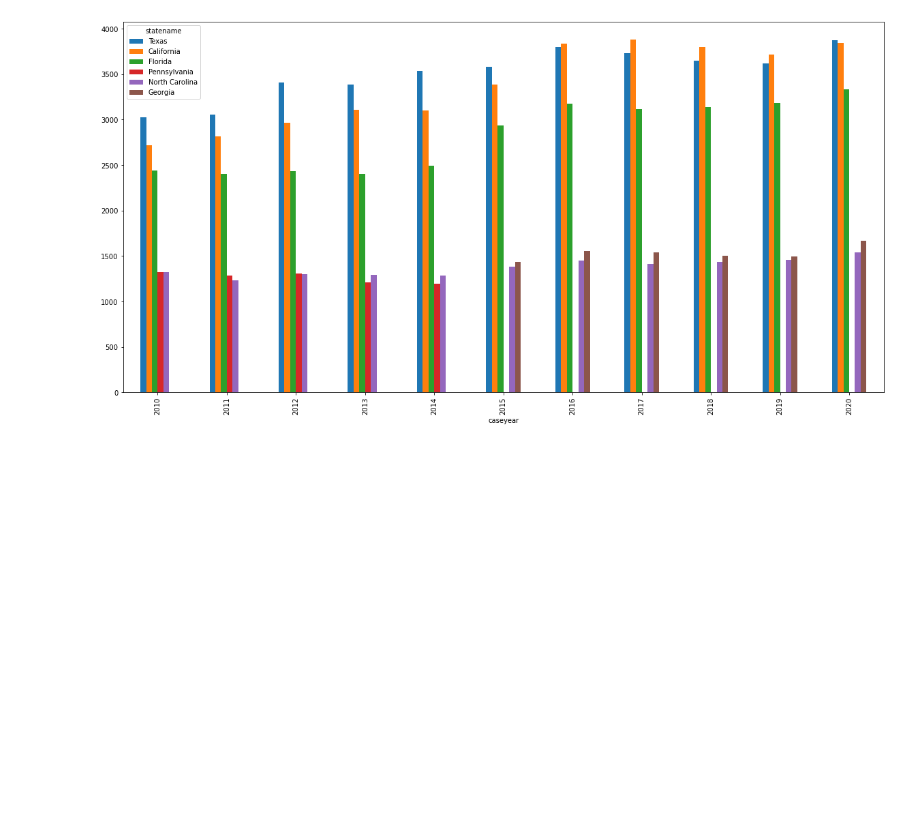
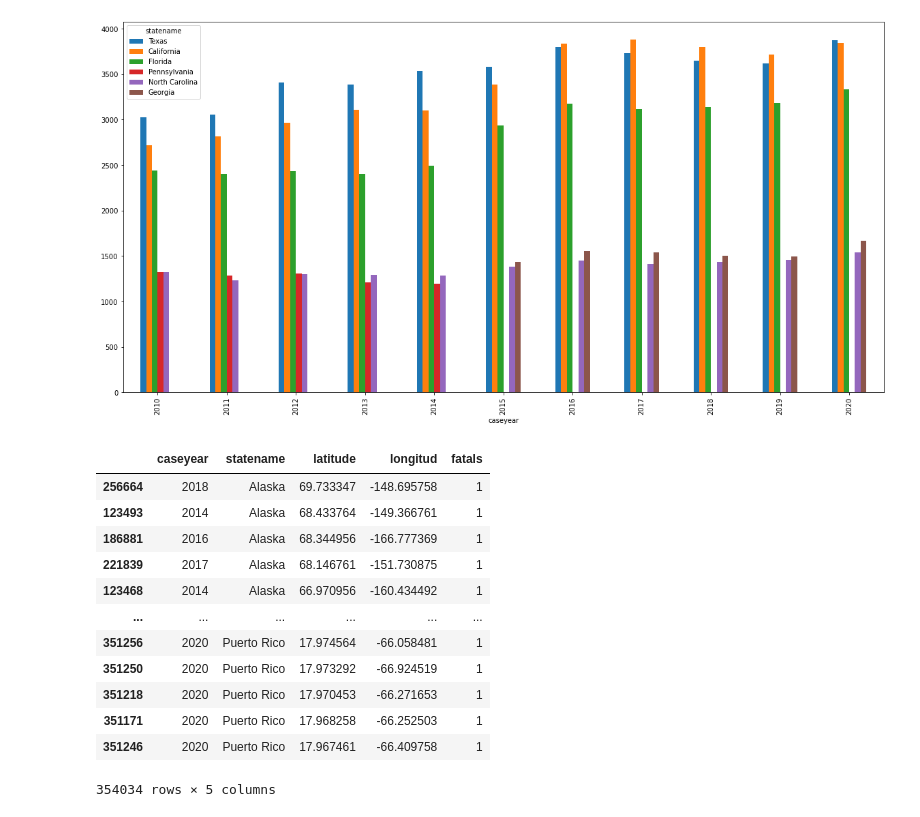
Before and after one commit to MZt92-ui/Project-1-Group-3, a Jupyter notebook: car_crash/data_analyse.ipynb, the cells around one changed output. Saved outputs shown, nothing was run; the diff lists cells and outputs as text; code cells hidden in the pictures; blank space fills up the shorter version.

```diff
--- a/car_crash/data_analyse.ipynb
+++ b/car_crash/data_analyse.ipynb
@@ -139,3 +140,22 @@ summary_crash_top_state.plot(kind='bar', ax=p)
 # %% [output]
 <AxesSubplot:xlabel='caseyear'>
 [figure]
+# %%
+#create death location dataframe
+death_location = fatality[['caseyear','statename','latitude','longitud','fatals']]
+death_location = death_location.loc[(death_location.latitude>=-90)&(death_location.latitude<=90)&(death_location.longitud>=-180)&(death_location.longitud<=180),:]
+death_location.sort_values('latitude',ascending=False)
+# %% [output]
+|  | caseyear | statename | latitude | longitud | fatals |
+| 256664 | 2018 | Alaska | 69.733347 | -148.695758 | 1 |
+| 123493 | 2014 | Alaska | 68.433764 | -149.366761 | 1 |
+| 186881 | 2016 | Alaska | 68.344956 | -166.777369 | 1 |
+| 221839 | 2017 | Alaska | 68.146761 | -151.730875 | 1 |
+| 123468 | 2014 | Alaska | 66.970956 | -160.434492 | 1 |
+| ... | ... | ... | ... | ... | ... |
+| 351256 | 2020 | Puerto Rico | 17.974564 | -66.058481 | 1 |
+| 351250 | 2020 | Puerto Rico | 17.973292 | -66.924519 | 1 |
+| 351218 | 2020 | Puerto Rico | 17.970453 | -66.271653 | 1 |
+| 351171 | 2020 | Puerto Rico | 17.968258 | -66.252503 | 1 |
+| 351246 | 2020 | Puerto Rico | 17.967461 | -66.409758 | 1 |
+354034 rows × 5 columns
```
Also changed, not shown: parts of 3 cells of this notebook, 1 other file.
